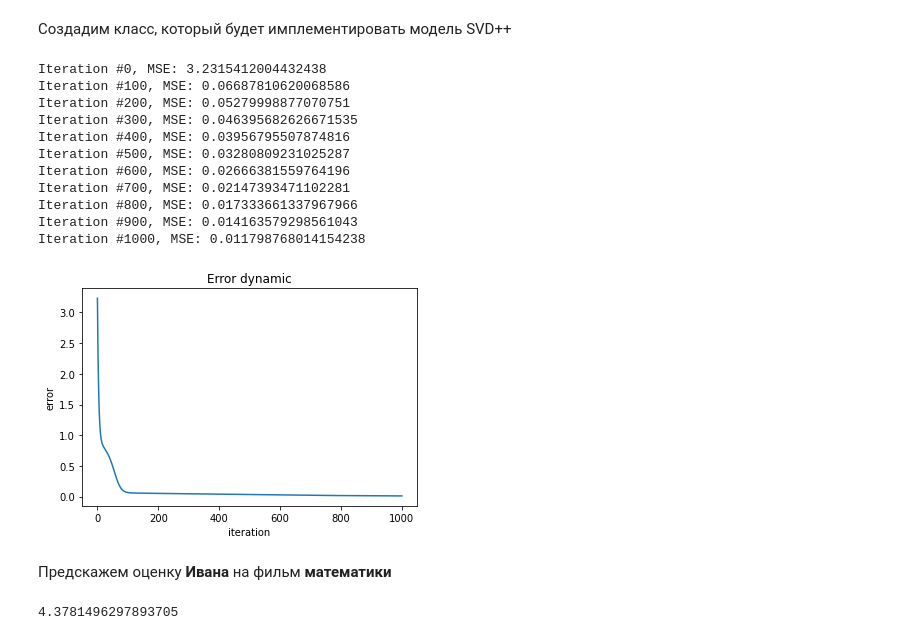
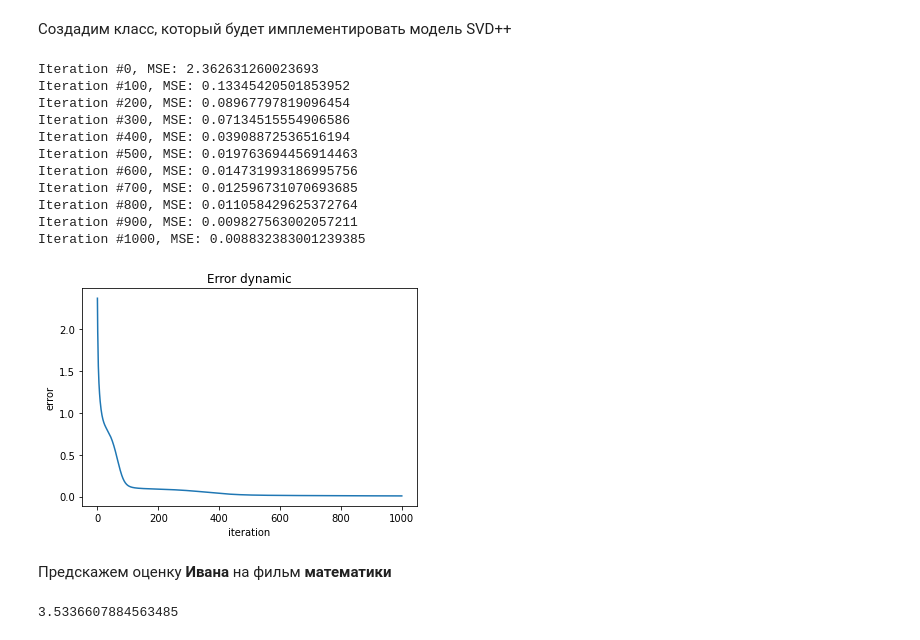
Before and after one commit to tlum1/movie_recommend_system, a Jupyter notebook: Как_работает_коллаборативная_фильтрация.ipynb, the cells around one changed output. Cells and saved outputs as stored; diff of their text form; code cells hidden in the pictures.

```diff
--- a/Как_работает_коллаборативная_фильтрация.ipynb
+++ b/Как_работает_коллаборативная_фильтрация.ipynb
@@ -265,7 +265,7 @@ class SVD_pp():
 
     def gradient_descent(self, interact_matrix, max_iter, lr, l2_reg):
         """Градиентный спуск"""
-        mse = 1
+        mse = 0
         errors = []
         total_ratings = (~np.isnan(interact_matrix)).sum()
         for iter in range(max_iter + 1):
@@ -276,6 +276,7 @@ class SVD_pp():
                         err = interact_matrix[i][j] - self.mu - self.b_users[i] - self.b_items[j] - self.u[i].dot(self.v[j])
                         mse += err * err
                         # обновим параметры
+                        self.mu += lr * err * self.mu
                         self.b_users[i] += lr * (err - l2_reg * self.b_users[i])
                         self.b_items[j] += lr * (err - l2_reg *  self.b_items[j])
                         self.u[i] += lr * (err * self.v[j] - l2_reg * self.u[i])
@@ -290,23 +291,23 @@ class SVD_pp():
 # %%
 my_svd = SVD_pp(2, 5, 5)
 # %%
-my_svd.gradient_descent(interact_matrix.values, 1000, 0.01, 0)
+my_svd.gradient_descent(source_interact_matrix.values, 1000, 0.01, 0)
 # %% [output]
-Iteration #0, MSE: 3.2315412004432438
-Iteration #100, MSE: 0.06687810620068586
-Iteration #200, MSE: 0.05279998877070751
-Iteration #300, MSE: 0.046395682626671535
-Iteration #400, MSE: 0.03956795507874816
-Iteration #500, MSE: 0.03280809231025287
-Iteration #600, MSE: 0.02666381559764196
-Iteration #700, MSE: 0.02147393471102281
-Iteration #800, MSE: 0.017333661337967966
-Iteration #900, MSE: 0.014163579298561043
-Iteration #1000, MSE: 0.011798768014154238
+Iteration #0, MSE: 2.362631260023693
+Iteration #100, MSE: 0.13345420501853952
+Iteration #200, MSE: 0.08967797819096454
+Iteration #300, MSE: 0.07134515554906586
+Iteration #400, MSE: 0.03908872536516194
+Iteration #500, MSE: 0.019763694456914463
+Iteration #600, MSE: 0.014731993186995756
+Iteration #700, MSE: 0.012596731070693685
+Iteration #800, MSE: 0.011058429625372764
+Iteration #900, MSE: 0.009827563002057211
+Iteration #1000, MSE: 0.008832383001239385
-[figure, old version]
+[figure, new version]
 # %% [markdown]
 Предскажем оценку **Ивана** на фильм **математики**
 # %%
 my_svd.predict(user_id=3, item_id=1)
 # %% [output]
-4.3781496297893705
+3.5336607884563485
```
Also changed, not shown: parts of 9 cells of this notebook.
